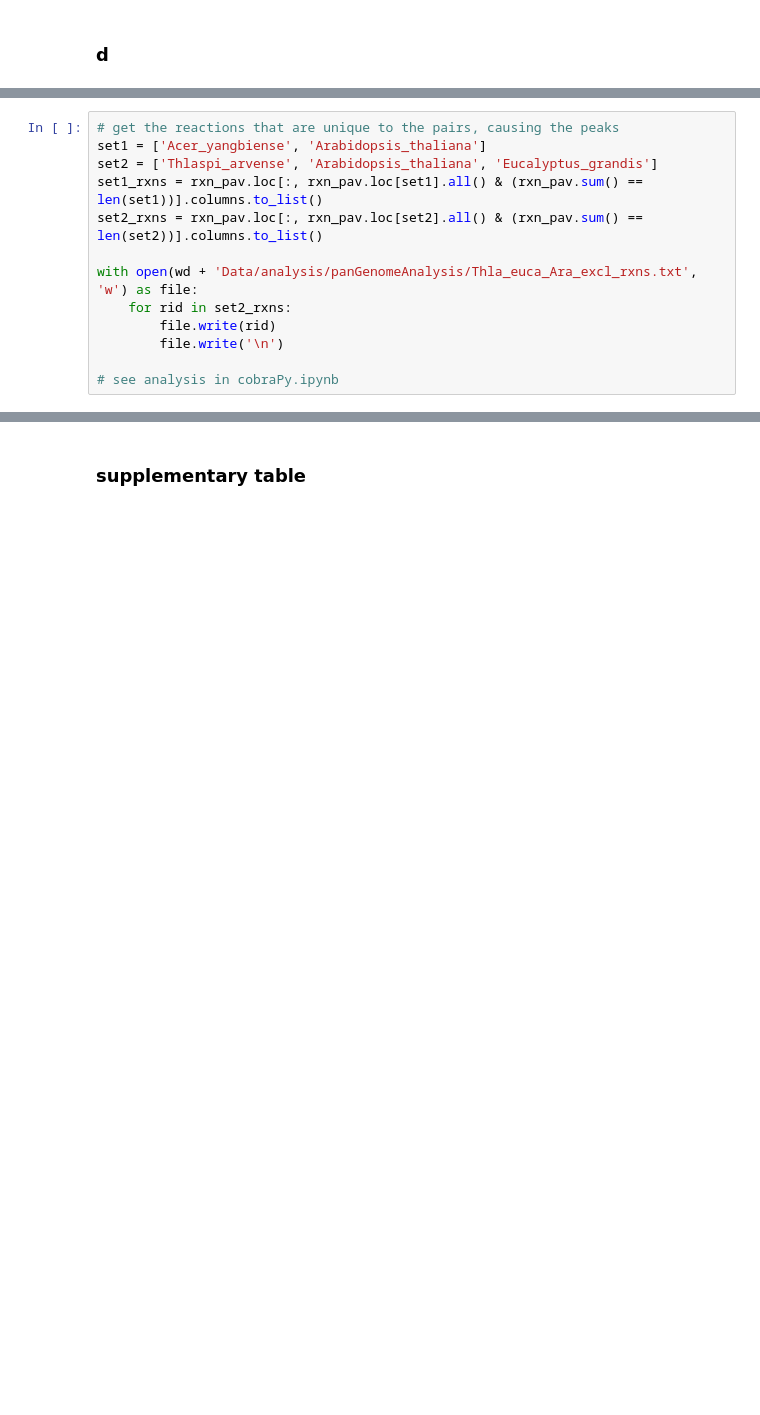
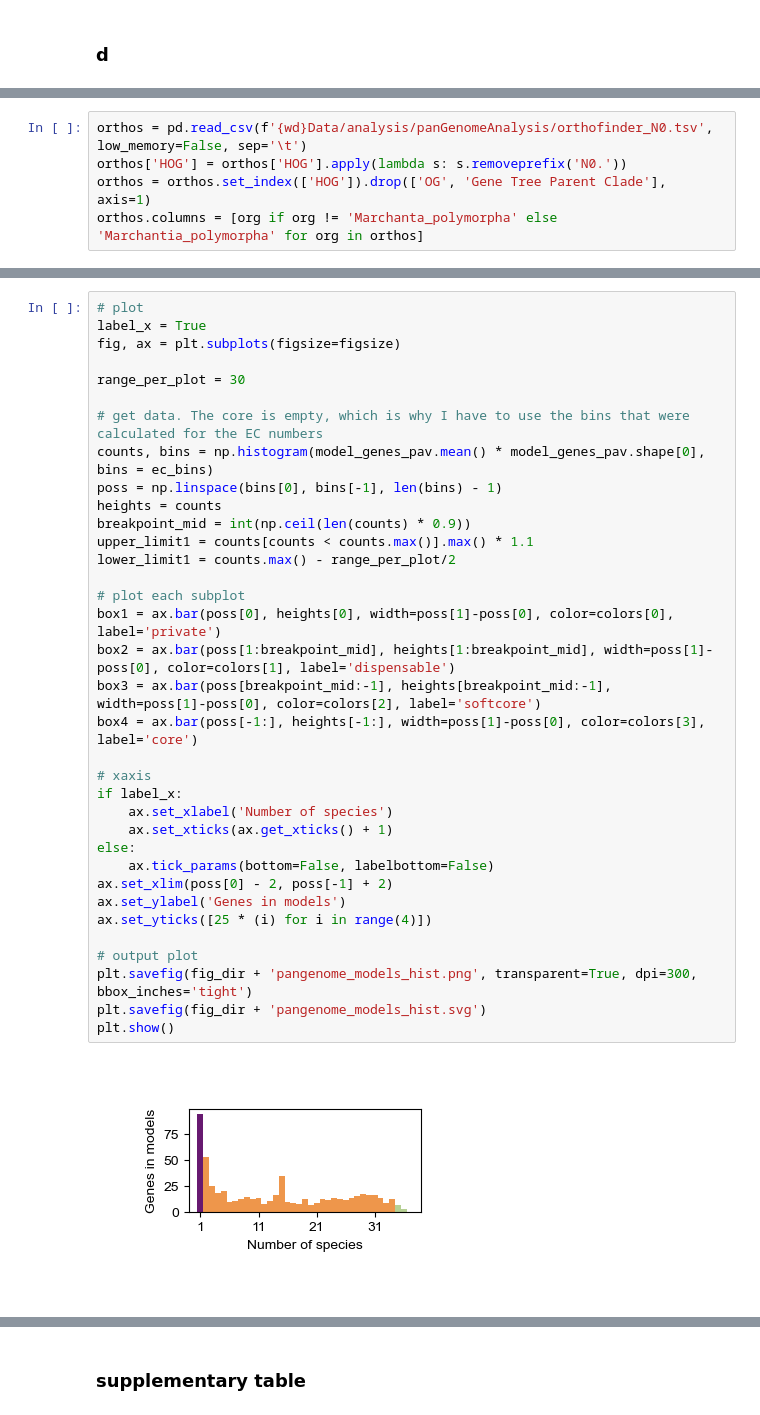
Before and after one commit to emilpaulitz/PCM, a Jupyter notebook: Code/panGenomeAnalysis/plotsAndAnalysis.ipynb, the cells around one changed output, grey strips where cells are left out. Cells and saved outputs as stored; diff of their text form; blank space fills up the shorter version.

Commit message:
Analysis of pan-genome of genes in model and remove analysis of genes shared by three species

```diff
--- a/Code/panGenomeAnalysis/plotsAndAnalysis.ipynb
+++ b/Code/panGenomeAnalysis/plotsAndAnalysis.ipynb
@@ -384,13 +371,0 @@ data = plot_circular(rxn_pav, fig_dir + 'panreactome_circ.png', 36,
-# %%
-# get the reactions that are unique to the pairs, causing the peaks
-set1 = ['Acer_yangbiense', 'Arabidopsis_thaliana']
-set2 = ['Thlaspi_arvense', 'Arabidopsis_thaliana', 'Eucalyptus_grandis']
-set1_rxns = rxn_pav.loc[:, rxn_pav.loc[set1].all() & (rxn_pav.sum() == len(set1))].columns.to_list()
-set2_rxns = rxn_pav.loc[:, rxn_pav.loc[set2].all() & (rxn_pav.sum() == len(set2))].columns.to_list()
-
-with open(wd + 'Data/analysis/panGenomeAnalysis/Thla_euca_Ara_excl_rxns.txt', 'w') as file:
-    for rid in set2_rxns:
-        file.write(rid)
-        file.write('\n')
-
-# see analysis in cobraPy.ipynb
@@ -396,0 +374,5 @@ with open(wd + 'Data/analysis/panGenomeAnalysis/Thla_euca_Ara_excl_rxns.txt', 'w
+# %%
+orthos = pd.read_csv(f'{wd}Data/analysis/panGenomeAnalysis/orthofinder_N0.tsv', low_memory=False, sep='\t')
+orthos['HOG'] = orthos['HOG'].apply(lambda s: s.removeprefix('N0.'))
+orthos = orthos.set_index(['HOG']).drop(['OG', 'Gene Tree Parent Clade'], axis=1)
+orthos.columns = [org if org != 'Marchanta_polymorpha' else 'Marchantia_polymorpha' for org in orthos]
@@ -396,0 +414,37 @@ with open(wd + 'Data/analysis/panGenomeAnalysis/Thla_euca_Ara_excl_rxns.txt', 'w
+# %%
+# plot
+label_x = True
+fig, ax = plt.subplots(figsize=figsize)
+
+range_per_plot = 30
+
+# get data. The core is empty, which is why I have to use the bins that were calculated for the EC numbers
+counts, bins = np.histogram(model_genes_pav.mean() * model_genes_pav.shape[0], bins = ec_bins)
+poss = np.linspace(bins[0], bins[-1], len(bins) - 1)
+heights = counts
+breakpoint_mid = int(np.ceil(len(counts) * 0.9))
+upper_limit1 = counts[counts < counts.max()].max() * 1.1
+lower_limit1 = counts.max() - range_per_plot/2
+
+# plot each subplot
+box1 = ax.bar(poss[0], heights[0], width=poss[1]-poss[0], color=colors[0], label='private')
+box2 = ax.bar(poss[1:breakpoint_mid], heights[1:breakpoint_mid], width=poss[1]-poss[0], color=colors[1], label='dispensable')
+box3 = ax.bar(poss[breakpoint_mid:-1], heights[breakpoint_mid:-1], width=poss[1]-poss[0], color=colors[2], label='softcore')
+box4 = ax.bar(poss[-1:], heights[-1:], width=poss[1]-poss[0], color=colors[3], label='core')
+
+# xaxis
+if label_x:
+    ax.set_xlabel('Number of species')
+    ax.set_xticks(ax.get_xticks() + 1)
+else:
+    ax.tick_params(bottom=False, labelbottom=False)
+ax.set_xlim(poss[0] - 2, poss[-1] + 2)
+ax.set_ylabel('Genes in models')
+ax.set_yticks([25 * (i) for i in range(4)])
+
+# output plot
+plt.savefig(fig_dir + 'pangenome_models_hist.png', transparent=True, dpi=300, bbox_inches='tight')
+plt.savefig(fig_dir + 'pangenome_models_hist.svg')
+plt.show()
+# %% [output]
+[figure, added]
```
Also changed, not shown: parts of 9 cells of this notebook, 48 other files.
